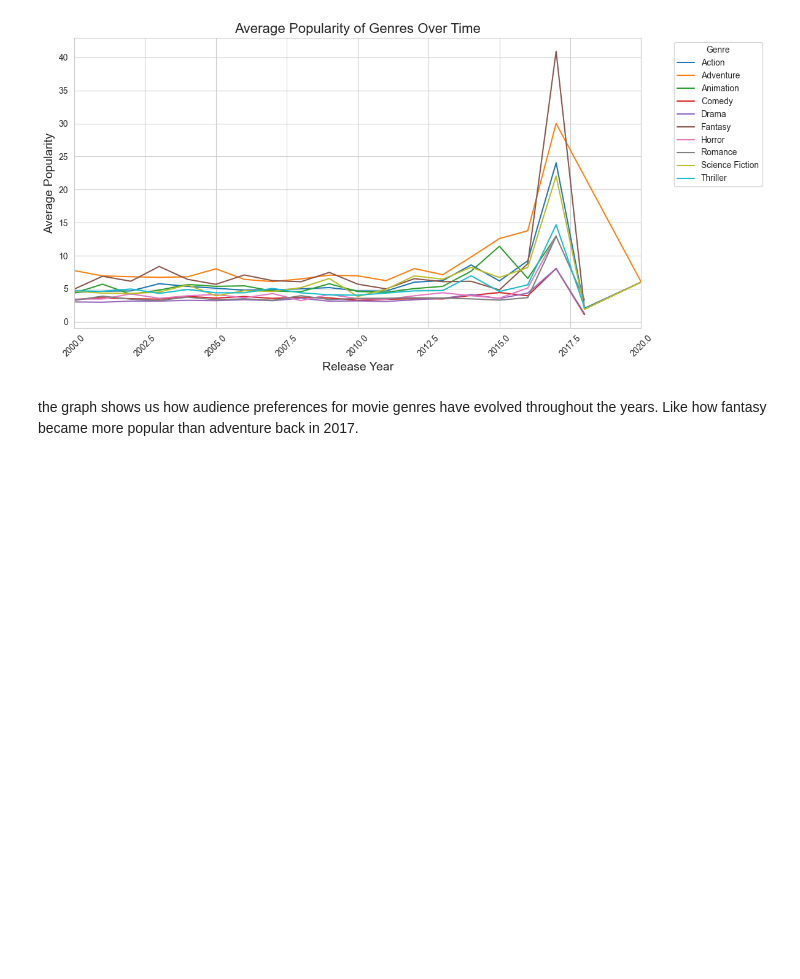
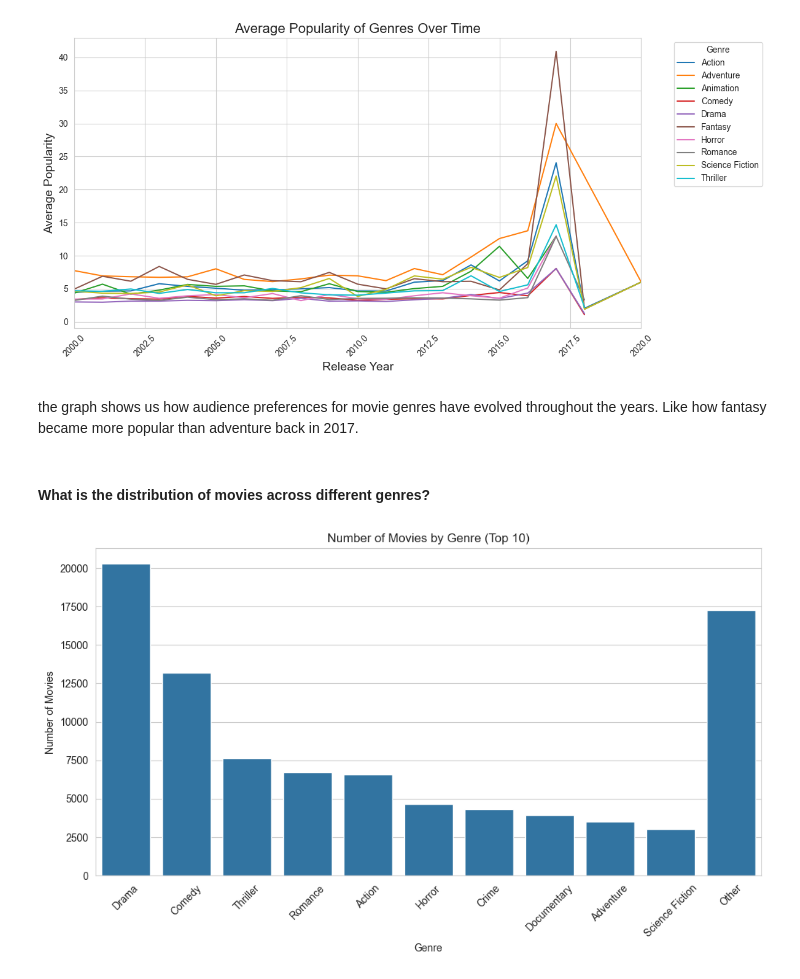
Before and after one commit to Mamdouh66/Sameer, a Jupyter notebook: notebooks/ExploratryDataAnalysis.ipynb, the cells around one changed output. Cells and saved outputs as stored; diff of their text form; code cells hidden in the pictures; blank space fills up the shorter version.

```diff
--- a/notebooks/ExploratryDataAnalysis.ipynb
+++ b/notebooks/ExploratryDataAnalysis.ipynb
@@ -326,3 +327,21 @@ plt.show()
 [figure]
 # %% [markdown]
 the graph shows us how audience preferences for movie genres have evolved throughout the years. Like how fantasy became more popular than adventure back in 2017.
+# %% [markdown]
+#### What is the distribution of movies across different genres?
+# %%
+genre_counts = df.explode("genres_list")["genres_list"].value_counts()
+
+top_10_genres = genre_counts.head(10)
+top_10_genres["Other"] = genre_counts[10:].sum()
+
+plt.figure(figsize=(10, 6))
+sns.barplot(x=top_10_genres.index, y=top_10_genres.values)
+plt.title("Number of Movies by Genre (Top 10)")
+plt.xlabel("Genre")
+plt.ylabel("Number of Movies")
+plt.xticks(rotation=45)
+plt.tight_layout()
+plt.show()
+# %% [output]
+[figure, added]
```
Also changed, not shown: parts of 16 cells of this notebook.
